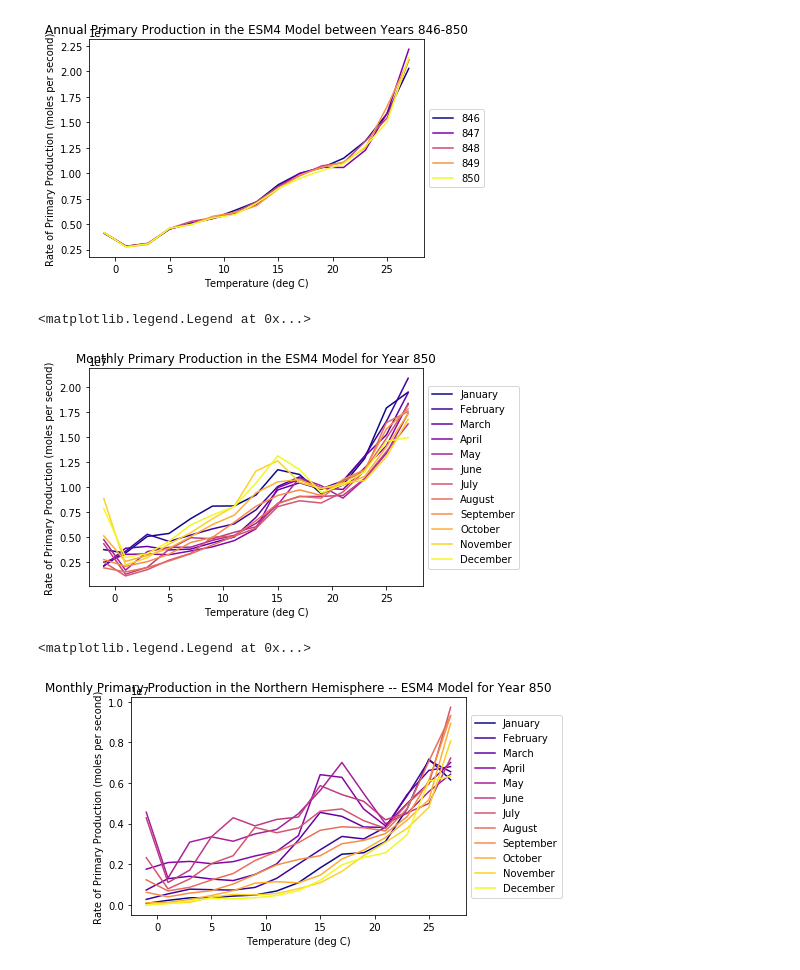
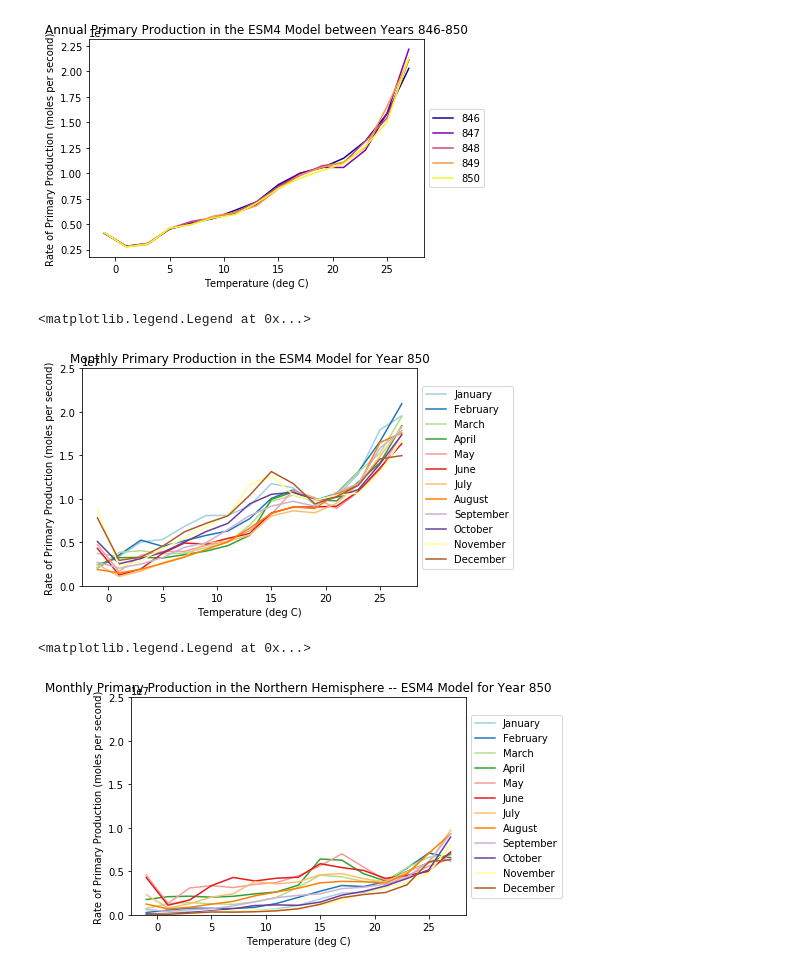
Before and after one commit to mlexaathews/wmt_bgc, a Jupyter notebook: prim-prod-temp.ipynb, the cells around one changed output. Drawn from its saved outputs; the diff is of its cells as text; code cells hidden in the pictures.

```diff
--- a/prim-prod-temp.ipynb
+++ b/prim-prod-temp.ipynb
@@ -248,7 +248,7 @@ plt.legend(loc = 'center left', bbox_to_anchor=(1, 0.5))
 [figure]
 # %%
 labels = ["January", "February", "March", "April", "May", "June", "July", "August", "September", "October", "November", "December"]
-colors = cm.get_cmap('plasma',12).colors
+colors = cm.get_cmap('Paired',12).colors
 
 for t in range(12):
     pp_mon_in_theta = dg.pp_mon_mol.isel(time=t,yh=range(0,576)).groupby_bins('thetao',theta_bins)
@@ -260,29 +260,31 @@ for t in range(12):
 
 plt.title('Monthly Primary Production in the ESM4 Model for Year 850')
 plt.xlabel('Temperature (deg C)')
+plt.ylim([0,2.5e7])
 plt.ylabel('Rate of Primary Production (moles per second)')
 plt.legend(loc = 'center left', bbox_to_anchor=(1, 0.5))
 # %% [output]
 <matplotlib.legend.Legend at 0x...>
-[figure, old version]
+[figure, new version]
 # %%
 labels = ["January", "February", "March", "April", "May", "June", "July", "August", "September", "October", "November", "December"]
-colors = cm.get_cmap('plasma',12).colors
+colors = cm.get_cmap('Paired',12).colors
 
 for t in range(12):
     pp_mon_in_theta = dg.pp_mon_mol.isel(time=t,yh=range(288,576)).groupby_bins('thetao',theta_bins)
 
     pp_mon_sum = pp_mon_in_theta.sum(xr.ALL_DIMS)
 
 
     pp_mon_sum.plot(label=labels[t], color=colors[t,:])
 
 plt.title('Monthly Primary Production in the Northern Hemisphere -- ESM4 Model for Year 850')
 plt.xlabel('Temperature (deg C)')
+plt.ylim([0,2.5e7])
 plt.ylabel('Rate of Primary Production (moles per second)')
 plt.legend(loc = 'center left', bbox_to_anchor=(1, 0.5))
 # %% [output]
 <matplotlib.legend.Legend at 0x...>
-[figure, old version]
+[figure, new version]
 # %%
 labels = ["January", "February", "March", "April", "May", "June", "July", "August", "September", "October", "November", "December"]
```
Also changed, not shown: parts of 1 cell of this notebook.
